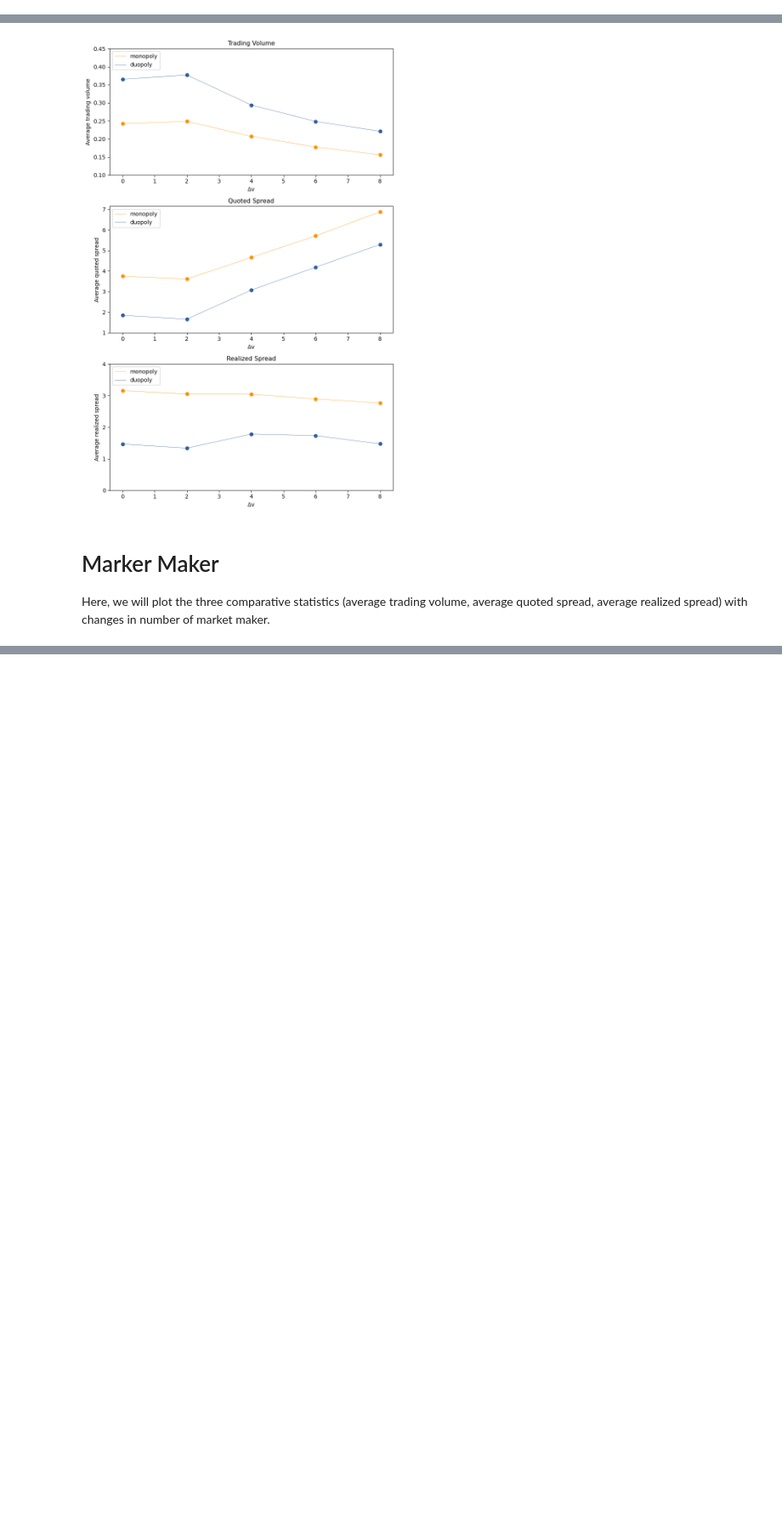
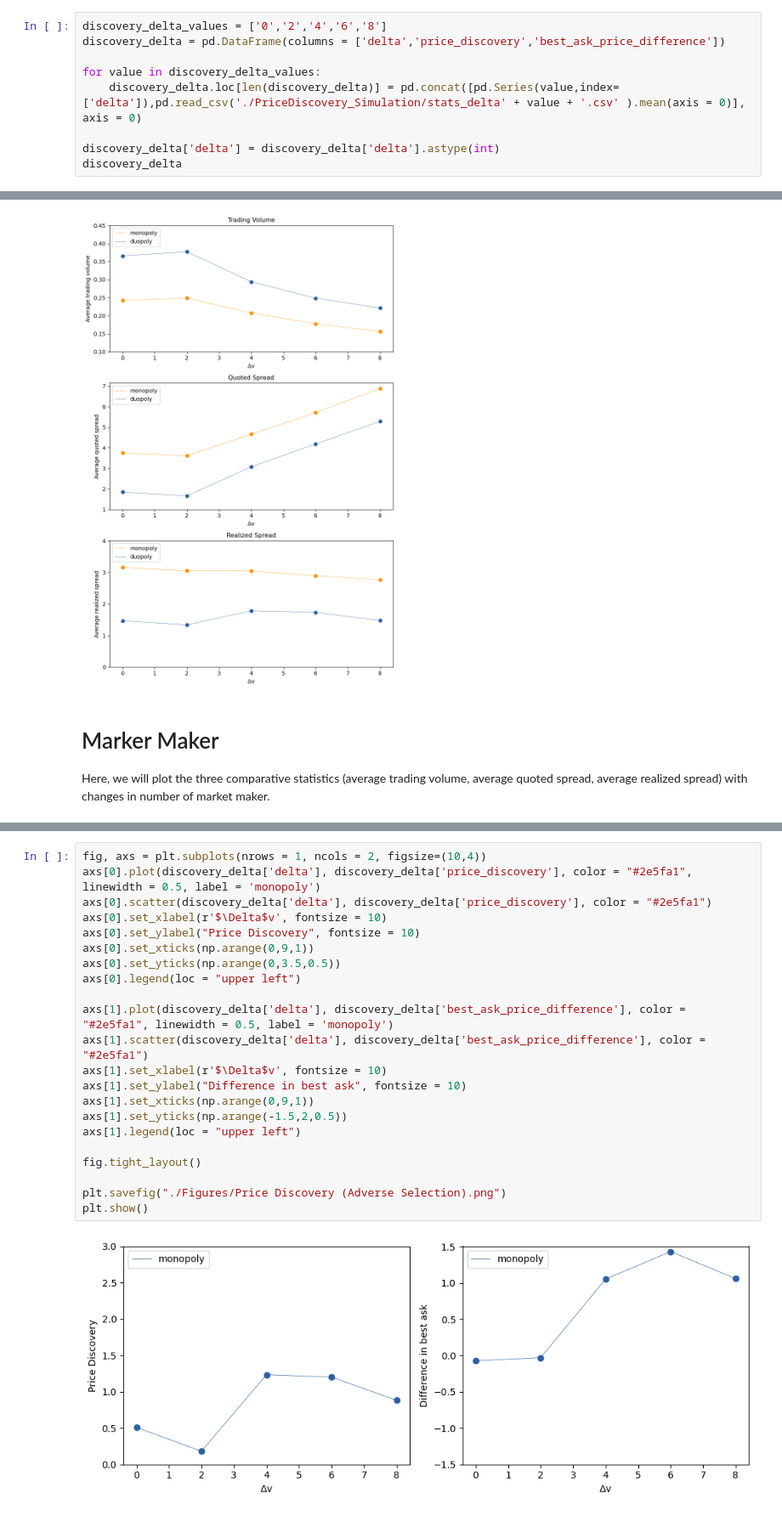
Before and after one commit to zhiconghu/Algorithmic-Pricing-and-Liquidity-in-Securities-Markets, a Jupyter notebook: Comparative Statistics.ipynb, the cells around one changed output, grey strips where cells are left out. Shown: that part at 85% size. Drawn from its saved outputs; the diff is of its cells as text; blank space fills up the shorter version.

```diff
--- a/Comparative Statistics.ipynb
+++ b/Comparative Statistics.ipynb
@@ -103,0 +125,9 @@ agent
+# %%
+discovery_delta_values = ['0','2','4','6','8']
+discovery_delta = pd.DataFrame(columns = ['delta','price_discovery','best_ask_price_difference'])
+
+for value in discovery_delta_values:
+    discovery_delta.loc[len(discovery_delta)] = pd.concat([pd.Series(value,index=['delta']),pd.read_csv('./PriceDiscovery_Simulation/stats_delta' + value + '.csv' ).mean(axis = 0)], axis = 0)
+
+discovery_delta['delta'] = discovery_delta['delta'].astype(int)
+discovery_delta
@@ -232,0 +298,24 @@ plt.show()
+# %%
+fig, axs = plt.subplots(nrows = 1, ncols = 2, figsize=(10,4))
+axs[0].plot(discovery_delta['delta'], discovery_delta['price_discovery'], color = "#2e5fa1", linewidth = 0.5, label = 'monopoly')
+axs[0].scatter(discovery_delta['delta'], discovery_delta['price_discovery'], color = "#2e5fa1")
+axs[0].set_xlabel(r'$\Delta$v', fontsize = 10)
+axs[0].set_ylabel("Price Discovery", fontsize = 10)
+axs[0].set_xticks(np.arange(0,9,1))
+axs[0].set_yticks(np.arange(0,3.5,0.5))
+axs[0].legend(loc = "upper left")
+
+axs[1].plot(discovery_delta['delta'], discovery_delta['best_ask_price_difference'], color = "#2e5fa1", linewidth = 0.5, label = 'monopoly')
+axs[1].scatter(discovery_delta['delta'], discovery_delta['best_ask_price_difference'], color = "#2e5fa1")
+axs[1].set_xlabel(r'$\Delta$v', fontsize = 10)
+axs[1].set_ylabel("Difference in best ask", fontsize = 10)
+axs[1].set_xticks(np.arange(0,9,1))
+axs[1].set_yticks(np.arange(-1.5,2,0.5))
+axs[1].legend(loc = "upper left")
+
+fig.tight_layout()
+
+plt.savefig("./Figures/Price Discovery (Adverse Selection).png")
+plt.show()
+# %% [output]
+[figure, added]
```
Also changed, not shown: parts of 5 cells of this notebook, 22 other files.
